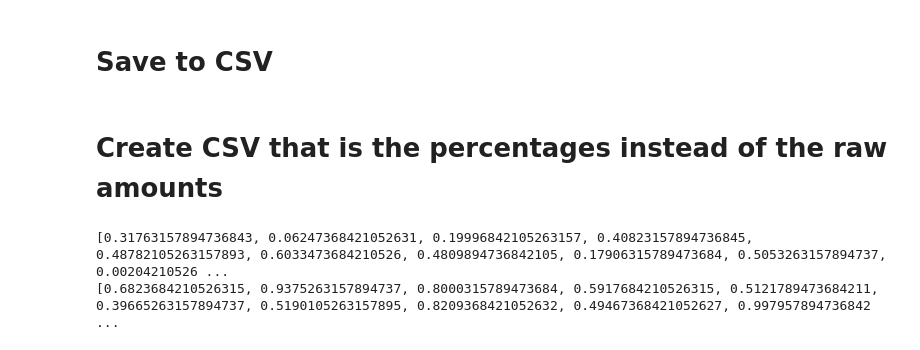
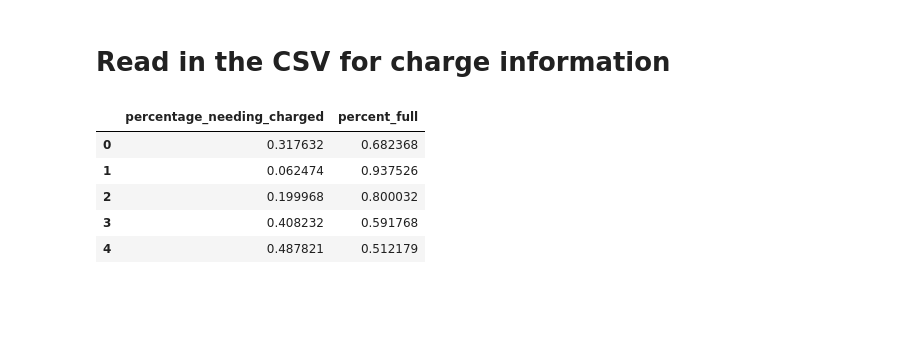
Before and after one commit to DIRECTLab/Predictive-EMS, a Jupyter notebook: bayesian_updater_soc.ipynb, the cells around one changed output. Cells and saved outputs as stored; diff of their text form; code cells hidden in the pictures; blank space fills up the shorter version.

```diff
--- a/bayesian_updater_soc.ipynb
+++ b/bayesian_updater_soc.ipynb
@@ -58,2 +9,0 @@ df.head()
-# %% [markdown]
-# Save to CSV
@@ -62,18 +10,15 @@ df.to_csv("power_consumed_while_charging.csv")
-# %% [markdown]
-# Create CSV that is the percentages instead of the raw amounts
-# %%
-charge_information = {"percentage_charged": [], "percent_from_full": []}
-
-for i in power_consumed:
-    charge_information["percentage_charged"].append(i / max_battery_assumption)
-    charge_information["percent_from_full"].append(1 - i / max_battery_assumption)
-
-print(charge_information["percentage_charged"])
-print(charge_information["percent_from_full"])
-
-df1 = pd.DataFrame(charge_information)
-df1.head()
-df1.to_csv("charge_information.csv")
-# %% [output]
-[0.31763157894736843, 0.06247368421052631, 0.19996842105263157, 0.40823157894736845, 0.48782105263157893, 0.6033473684210526, 0.4809894736842105, 0.17906315789473684, 0.5053263157894737, 0.00204210526 ...
-[0.6823684210526315, 0.9375263157894737, 0.8000315789473684, 0.5917684210526315, 0.5121789473684211, 0.39665263157894737, 0.5190105263157895, 0.8209368421052632, 0.49467368421052627, 0.997957894736842 ...
+# %% [markdown]
+# Read in the CSV for charge information
+# %%
+df = pd.read_csv("charge_information.csv", usecols=(1, 2))
+
+# Grab percent_full column
+percentage_charged = df.iloc[:, 1].to_numpy()
+df.head()
+# %% [output]
+|  | percentage_needing_charged | percent_full |
+| 0 | 0.317632 | 0.682368 |
+| 1 | 0.062474 | 0.937526 |
+| 2 | 0.199968 | 0.800032 |
+| 3 | 0.408232 | 0.591768 |
+| 4 | 0.487821 | 0.512179 |
```
Also changed, not shown: parts of 23 cells of this notebook, 6 other files.
